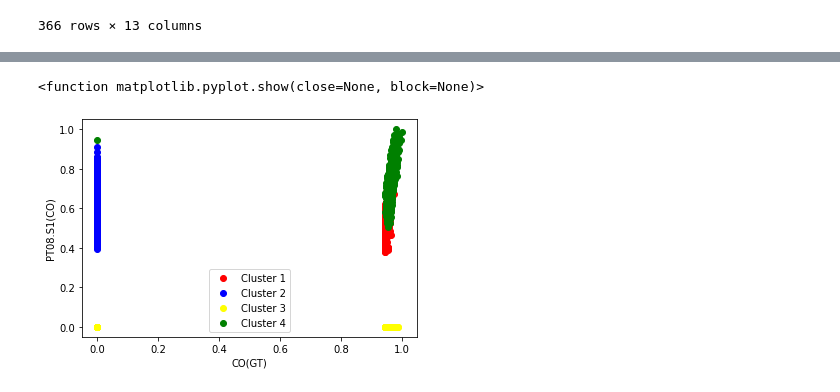
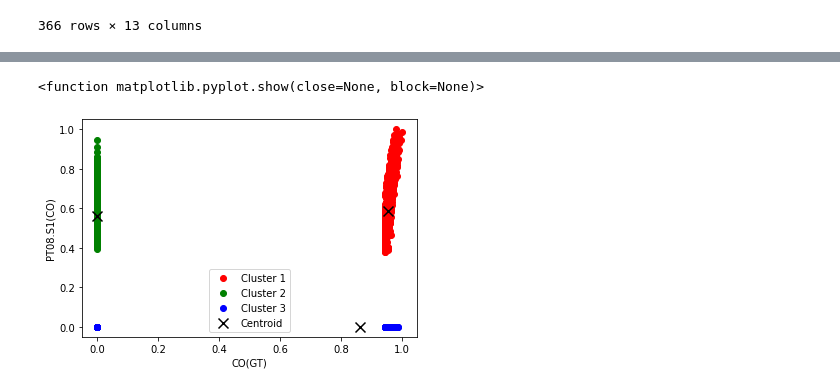
Before and after one commit to galanksumantri/ClusteringAirQuality, a Jupyter notebook: Clustering/main.ipynb, the cells around one changed output, grey strips where cells are left out. Saved outputs shown, nothing was run; the diff lists cells and outputs as text; code cells hidden in the pictures.

```diff
--- a/Clustering/main.ipynb
+++ b/Clustering/main.ipynb
@@ -306,4 +306,4 @@ plt.show()
 # %%
-kmeans = KMeans(n_clusters=4, random_state=0)
+kmeans = KMeans(n_clusters=3, random_state=0)
 kmeans.fit(X)
 # %% [output]
@@ -470,15 +441,17 @@ ClusterEmpat.describe()
 X = np.array(X)
 # %%
 plt.scatter(ClusterSatu["CO(GT)"],ClusterSatu["PT08.S1(CO)"],color='red', label="Cluster 1")
-plt.scatter(ClusterDua["CO(GT)"],ClusterDua["PT08.S1(CO)"],color='blue', label="Cluster 2")
-plt.scatter(ClusterTiga["CO(GT)"],ClusterTiga["PT08.S1(CO)"],color='yellow', label="Cluster 3")
-plt.scatter(ClusterEmpat["CO(GT)"],ClusterEmpat["PT08.S1(CO)"],color='green', label="Cluster 4")
+plt.scatter(ClusterDua["CO(GT)"],ClusterDua["PT08.S1(CO)"],color='green', label="Cluster 2")
+plt.scatter(ClusterTiga["CO(GT)"],ClusterTiga["PT08.S1(CO)"],color='blue', label="Cluster 3")
+# plt.scatter(ClusterEmpat["CO(GT)"],ClusterEmpat["PT08.S1(CO)"],color='yellow', label="Cluster 4")
+centers = kmeans.cluster_centers_
+plt.scatter(centers[:,0], centers[:,1], color="black", s=100, marker="x", label="Centroid")
 plt.xlabel('CO(GT)')
 plt.ylabel('PT08.S1(CO)')
 
 plt.legend(),
 plt.show
 # %% [output]
 <function matplotlib.pyplot.show(close=None, block=None)>
-[figure, old version]
+[figure, new version]
 # %%
```
Also changed, not shown: parts of 14 cells of this notebook.
